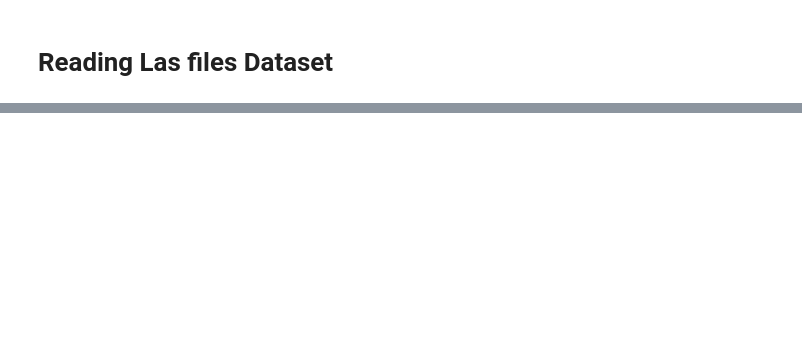
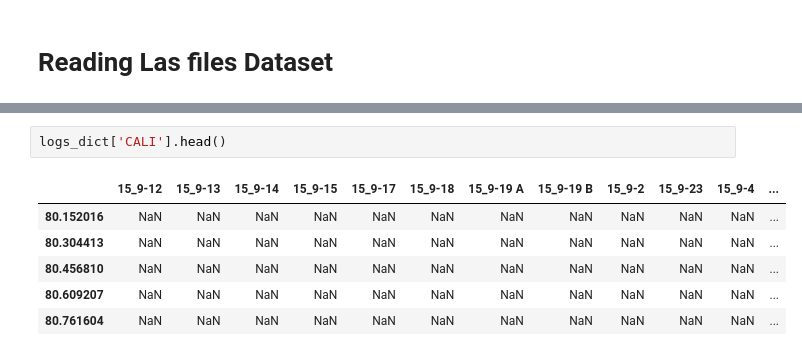
Before and after one commit to rmozart/North-Sea-Electrofacies-Clustering, a Jupyter notebook: Scripts/main.ipynb, the cells around one changed output, grey strips where cells are left out. Drawn from its saved outputs; the diff is of its cells as text; blank space fills up the shorter version.

```diff
--- a/Scripts/main.ipynb
+++ b/Scripts/main.ipynb
@@ -79,0 +179,9 @@ path = '..//data/'
+# %%
+logs_dict['CALI'].head()
+# %% [output]
+|  | 15_9-12 | 15_9-13 | 15_9-14 | 15_9-15 | 15_9-17 | 15_9-18 | 15_9-19 A | 15_9-19 B | 15_9-2 | 15_9-23 | 15_9-4 | ... |
+| 80.152016 | NaN | NaN | NaN | NaN | NaN | NaN | NaN | NaN | NaN | NaN | NaN | ... |
+| 80.304413 | NaN | NaN | NaN | NaN | NaN | NaN | NaN | NaN | NaN | NaN | NaN | ... |
+| 80.456810 | NaN | NaN | NaN | NaN | NaN | NaN | NaN | NaN | NaN | NaN | NaN | ... |
+| 80.609207 | NaN | NaN | NaN | NaN | NaN | NaN | NaN | NaN | NaN | NaN | NaN | ... |
+| 80.761604 | NaN | NaN | NaN | NaN | NaN | NaN | NaN | NaN | NaN | NaN | NaN | ... |
```
Also changed, not shown: parts of 23 cells of this notebook.
